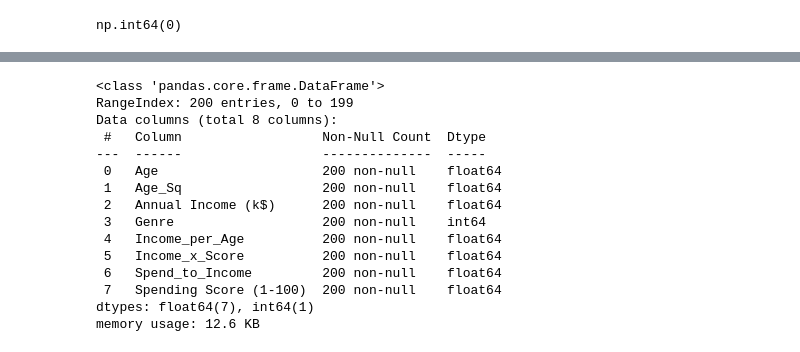
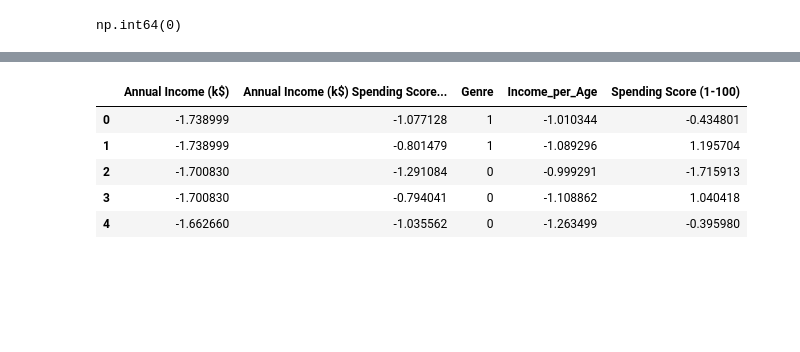
Before and after one commit to Pseudonymous-gdy/Data-Mining-Project, a Jupyter notebook: Preprocessing.ipynb, the cells around one changed output, grey strips where cells are left out. Saved outputs shown, nothing was run; the diff lists cells and outputs as text; code cells hidden in the pictures; blank space fills up the shorter version.

```diff
--- a/Preprocessing.ipynb
+++ b/Preprocessing.ipynb
@@ -335,22 +356,22 @@ def eval_subset(cols, k_range=range(2, 9)):
             best_s, best_k = s, k
     return best_s, best_k
 
-remaining = kept_by_corr.copy()
+remaining = list(set(kept_by_corr.copy() + kept_by_variance.copy())-set(to_drop))
 selected = []
 best_score = -1.0
 improve_tol = 1e-4
 
-# First step: pick the best pair to avoid degenerate 1D solutions
-if len(remaining) >= 2:
-    pair_scores = []
-    for f1, f2 in combinations(remaining, 2):
-        s, k = eval_subset([f1, f2])
-        pair_scores.append((s, (f1, f2), k))
-    pair_scores.sort(reverse=True)  # by score desc
-    best_pair_s, (f1_best, f2_best), best_k = pair_scores[0]
-    selected = [f1_best, f2_best]
+# First step: pick the best group to avoid degenerate 1D solutions
+if len(remaining) >= 6:
+    group_scores = []
+    for f1, f2, f3 in combinations(remaining, 3):
+        s, k = eval_subset([f1, f2, f3])
+        group_scores.append((s, (f1, f2, f3), k))
+    group_scores.sort(reverse=True)  # by score desc
+    best_group_s, (f1_best, f2_best, f3_best), best_k = group_scores[0]
+    selected = [f1_best, f2_best, f3_best]
     remaining = [f for f in remaining if f not in selected]
-    best_score = best_pair_s
+    best_score = best_group_s
 
 while len(remaining) > 0:
     candidates = []
@@ -359,7 +380,7 @@ while len(remaining) > 0:
         candidates.append((s, f, k))
     candidates.sort(reverse=True)  # sort by score desc
     top_s, top_f, top_k = candidates[0]
-    if top_s > best_score + improve_tol:
+    if top_s > best_score + improve_tol or len(selected) < 7:
         selected.append(top_f)
         remaining.remove(top_f)
         best_score = top_s
@@ -403,7 +424,7 @@ else:
     for f, w in feat_importances:
         print(f"  {f}: {w:.4f}")
     # Keep top-N by importance (N = max(2, ceil(len(base_feats)/2)))
-    top_n = max(2, ceil(len(base_feats)/2))
+    top_n = max(2, ceil(len(base_feats)/1.5))
     embedded_top = [f for f, _ in feat_importances[:top_n]]
     # Aggregate three methods
     filter_set = set(filter_kept)
@@ -434,4 +459,0 @@ Final (majority vote >=2): ['Income_per_Age', 'Spend_to_Income']
-# %%
-# Operate union directly on df
-df = df[final_union]
-df.head()
@@ -447,18 +460,11 @@ df.to_csv('Preprocessed_Data.csv')
-# %%
-df.info()
-# %% [output]
-<class 'pandas.core.frame.DataFrame'>
-RangeIndex: 200 entries, 0 to 199
-Data columns (total 8 columns):
- #   Column                  Non-Null Count  Dtype
----  ------                  --------------  -----
- 0   Age                     200 non-null    float64
- 1   Age_Sq                  200 non-null    float64
- 2   Annual Income (k$)      200 non-null    float64
- 3   Genre                   200 non-null    int64
- 4   Income_per_Age          200 non-null    float64
- 5   Income_x_Score          200 non-null    float64
- 6   Spend_to_Income         200 non-null    float64
- 7   Spending Score (1-100)  200 non-null    float64
-dtypes: float64(7), int64(1)
-memory usage: 12.6 KB
+# %%
+df_final = df[final_intersection]
+df_final.to_csv("Preprocessed_Data.csv", index=False)
+df_final.head()
+# %% [output]
+|  | Annual Income (k$) | Annual Income (k$) Spending Score... | Genre | Income_per_Age | Spending Score (1-100) |
+| 0 | -1.738999 | -1.077128 | 1 | -1.010344 | -0.434801 |
+| 1 | -1.738999 | -0.801479 | 1 | -1.089296 | 1.195704 |
+| 2 | -1.700830 | -1.291084 | 0 | -0.999291 | -1.715913 |
+| 3 | -1.700830 | -0.794041 | 0 | -1.108862 | 1.040418 |
+| 4 | -1.662660 | -1.035562 | 0 | -1.263499 | -0.395980 |
```
Also changed, not shown: parts of 16 cells of this notebook, 1 other file.
